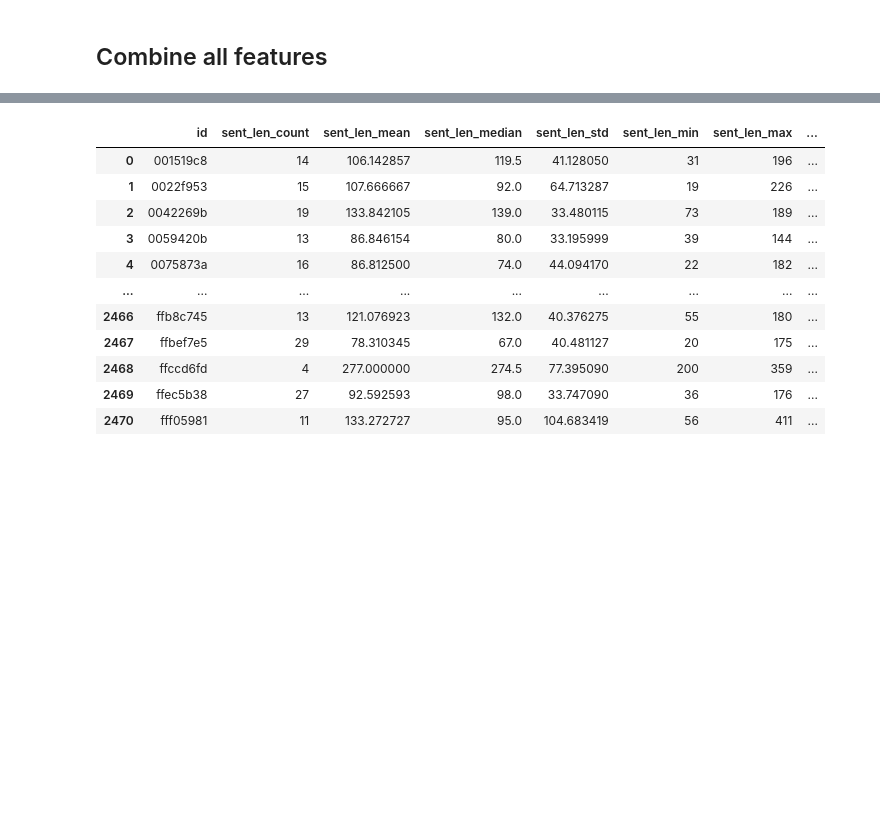
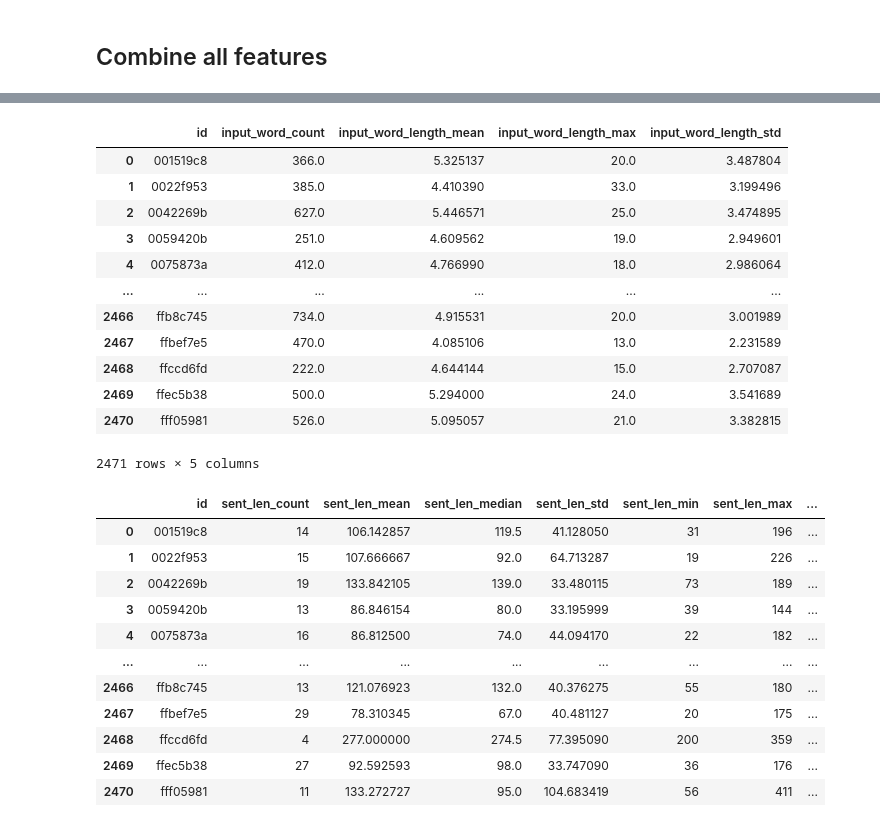
Before and after one commit to luispintoc/Linking-Writing, a Jupyter notebook: feature_eng/9 clean_feat_eng.ipynb, the cells around one changed output, grey strips where cells are left out. Cells and saved outputs as stored; diff of their text form; code cells hidden in the pictures; blank space fills up the shorter version.

```diff
--- a/feature_eng/9 clean_feat_eng.ipynb
+++ b/feature_eng/9 clean_feat_eng.ipynb
@@ -587,3 +671,19 @@ merged_df = reduce(merge_two_dfs, list_of_dfs)
+# %%
+input_words_features
+# %% [output]
+|  | id | input_word_count | input_word_length_mean | input_word_length_max | input_word_length_std |
+| 0 | 001519c8 | 366.0 | 5.325137 | 20.0 | 3.487804 |
+| 1 | 0022f953 | 385.0 | 4.410390 | 33.0 | 3.199496 |
+| 2 | 0042269b | 627.0 | 5.446571 | 25.0 | 3.474895 |
+| 3 | 0059420b | 251.0 | 4.609562 | 19.0 | 2.949601 |
+| 4 | 0075873a | 412.0 | 4.766990 | 18.0 | 2.986064 |
+| ... | ... | ... | ... | ... | ... |
+| 2466 | ffb8c745 | 734.0 | 4.915531 | 20.0 | 3.001989 |
+| 2467 | ffbef7e5 | 470.0 | 4.085106 | 13.0 | 2.231589 |
+| 2468 | ffccd6fd | 222.0 | 4.644144 | 15.0 | 2.707087 |
+| 2469 | ffec5b38 | 500.0 | 5.294000 | 24.0 | 3.541689 |
+| 2470 | fff05981 | 526.0 | 5.095057 | 21.0 | 3.382815 |
+2471 rows × 5 columns
 # %%
 merged_df.merge(train_scores_df, on='id').to_csv('example_features.csv', index=False)
 # %%
```
Also changed, not shown: parts of 8 cells of this notebook, 6 other files.
